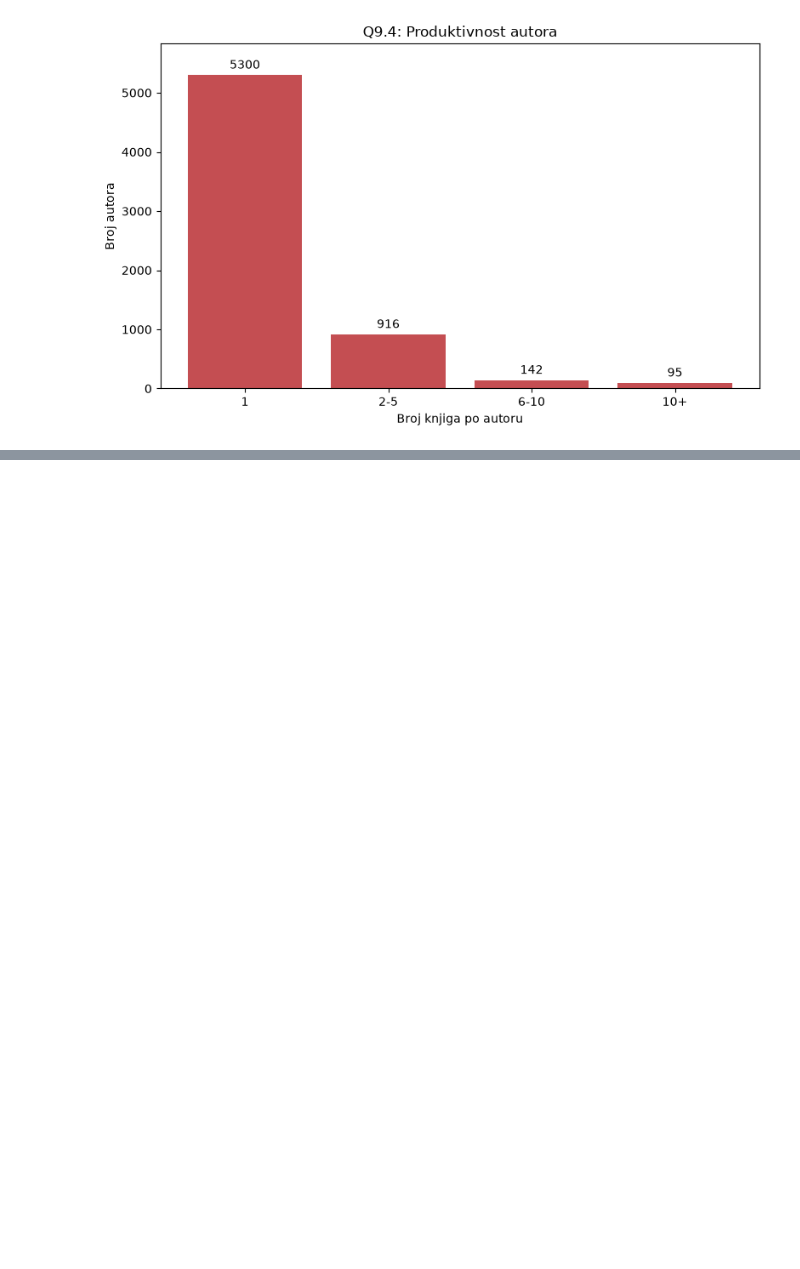
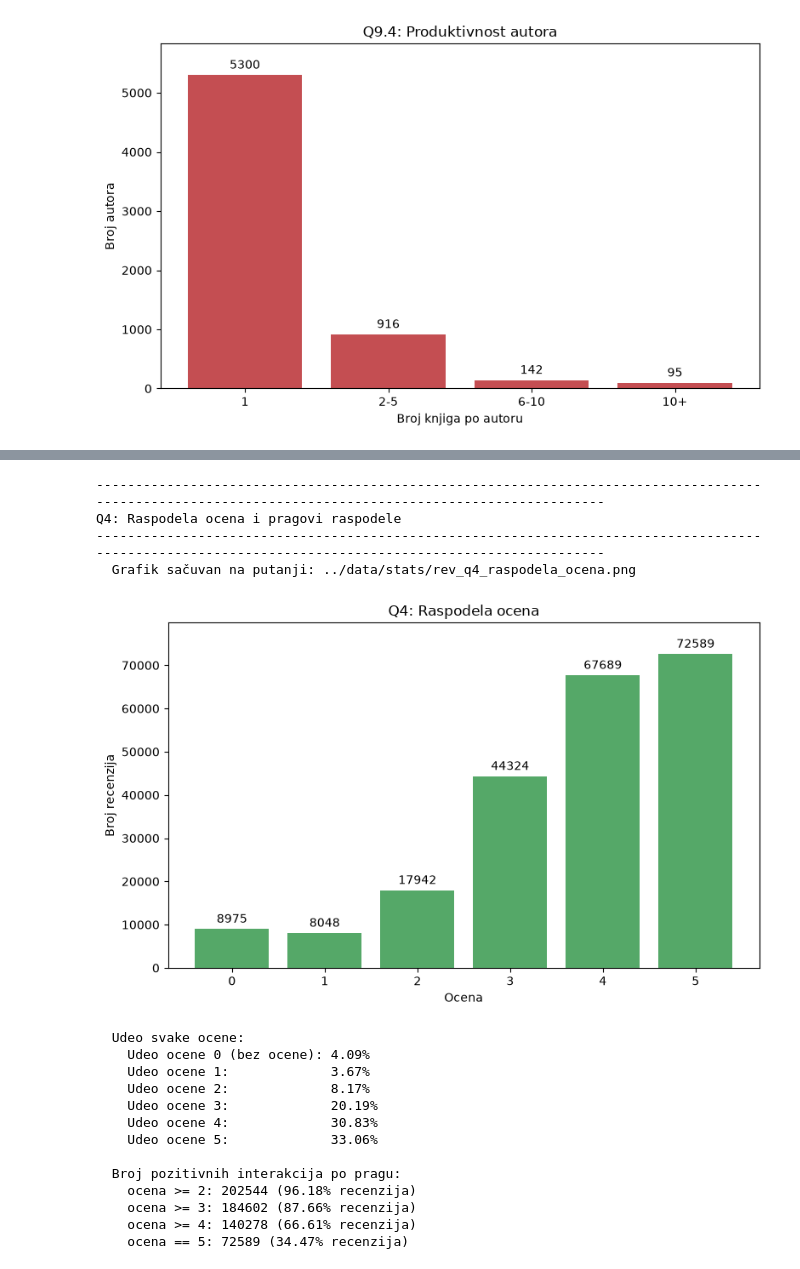
Before and after one commit to neshko31/AI-agent-za-biblioteku, a Jupyter notebook: VectorDatabaseService/scripts/data_stats.ipynb, the cells around one changed output, grey strips where cells are left out. Drawn from its saved outputs; the diff is of its cells as text; code cells hidden in the pictures; blank space fills up the shorter version.

```diff
--- a/VectorDatabaseService/scripts/data_stats.ipynb
+++ b/VectorDatabaseService/scripts/data_stats.ipynb
@@ -1597,0 +2017,48 @@ Robert Louis Stevenson          27
+# %%
+# 4 - Raspodela ocena i pragovi raspodele
+print_header(4, "Raspodela ocena i pragovi raspodele")
+
+rating_counts = reviews_df["rating"].value_counts().sort_index()
+
+fig, ax = plt.subplots(figsize=(8, 5))
+bars = ax.bar(rating_counts.index.astype(str), rating_counts.values, color="#55A868")
+ax.bar_label(bars, padding=3)
+ax.margins(y=0.1)
+ax.set_xlabel("Ocena")
+ax.set_ylabel("Broj recenzija")
+ax.set_title("Q4: Raspodela ocena")
+save_and_show(fig, "rev_q4_raspodela_ocena.png")
+
+print("  Udeo svake ocene:")
+for rating in sorted(reviews_df["rating"].unique()):
+    n_ratings = (reviews_df["rating"] == rating).sum()
+    if rating != 0:
+        print(f"    Udeo ocene {rating}:             {pct(n_ratings, len(reviews_df))}%")
+    else:
+        print(f"    Udeo ocene {rating} (bez ocene): {pct(n_ratings, len(reviews_df))}%")
+
+n_rated = (reviews_df["rating"] > 0).sum()
+print("\n  Broj pozitivnih interakcija po pragu:")
+threshold_counts = {}
+for name, mask in {">= 2": reviews_df["rating"] >= 2, ">= 3": reviews_df["rating"] >= 3, ">= 4": reviews_df["rating"] >= 4, "== 5": reviews_df["rating"] == 5}.items():
+    threshold_counts[name] = int(mask.sum())
+    print(f"    ocena {name}: {mask.sum()} ({pct(mask.sum(), n_rated)}% recenzija)")
+# %% [output]
+------------------------------------------------------------------------------------------------------------------------------------------------------
+Q4: Raspodela ocena i pragovi raspodele
+------------------------------------------------------------------------------------------------------------------------------------------------------
+  Grafik sačuvan na putanji: ../data/stats/rev_q4_raspodela_ocena.png
+[figure, added]
+  Udeo svake ocene:
+    Udeo ocene 0 (bez ocene): 4.09%
+    Udeo ocene 1:             3.67%
+    Udeo ocene 2:             8.17%
+    Udeo ocene 3:             20.19%
+    Udeo ocene 4:             30.83%
+    Udeo ocene 5:             33.06%
+
+  Broj pozitivnih interakcija po pragu:
+    ocena >= 2: 202544 (96.18% recenzija)
+    ocena >= 3: 184602 (87.66% recenzija)
+    ocena >= 4: 140278 (66.61% recenzija)
+    ocena == 5: 72589 (34.47% recenzija)
```
Also changed, not shown: parts of 29 cells of this notebook.
